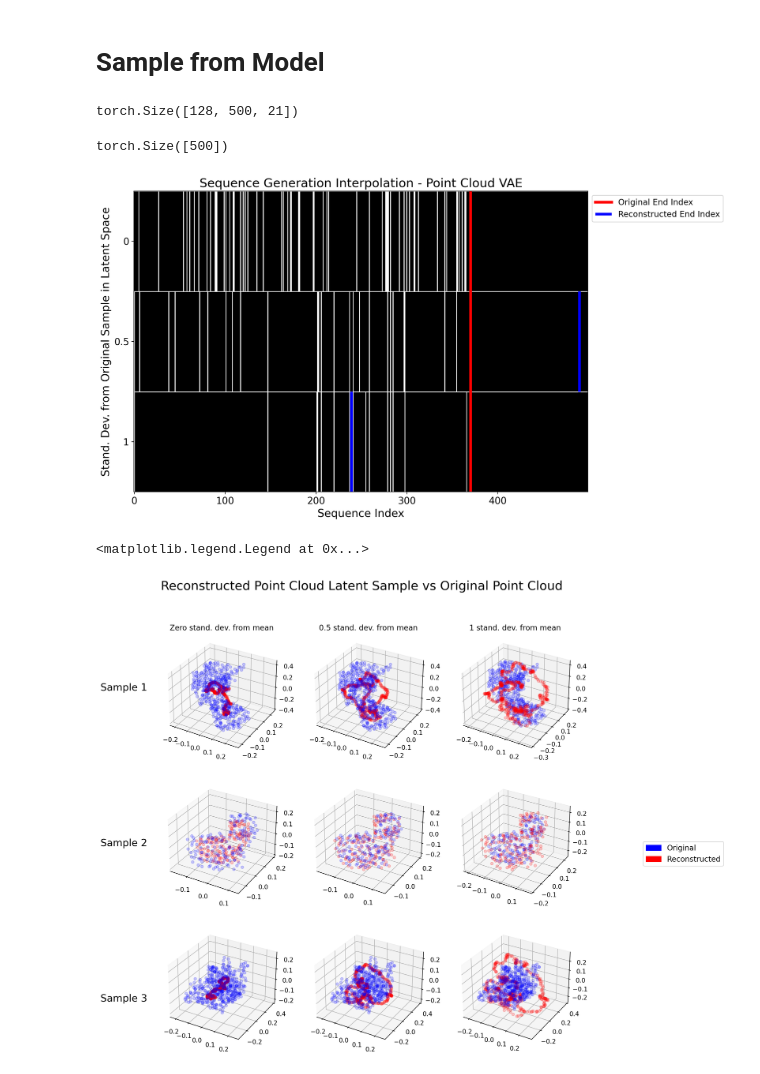
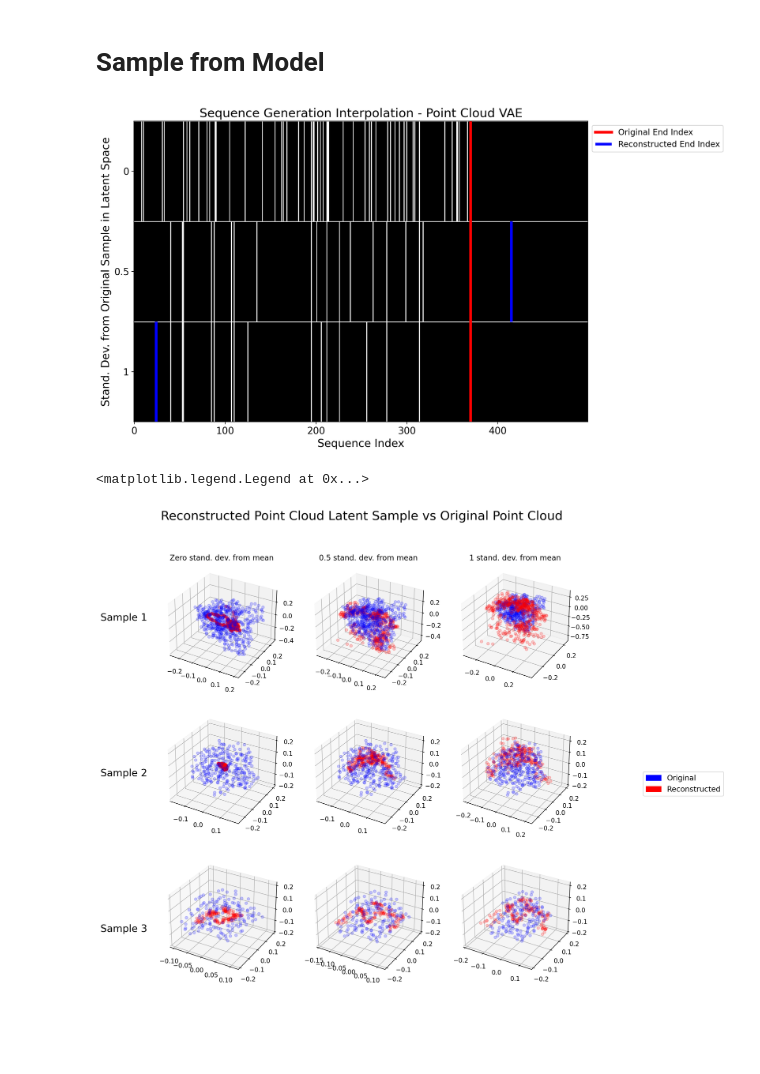
Before and after one commit to shazakam/ProteinManifoldLearning, a Jupyter notebook: Notebooks/PointVAE_latent_vis.ipynb, the cells around one changed output. Cells and saved outputs as stored; diff of their text form; code cells hidden in the pictures; blank space fills up the shorter version.

```diff
--- a/Notebooks/PointVAE_latent_vis.ipynb
+++ b/Notebooks/PointVAE_latent_vis.ipynb
@@ -39,7 +39,7 @@ val_dataloader = DataLoader(val_subset, batch_size = 128)
 # Load Model
 # %%
 # Load the trained model from checkpoint
-checkpoint_path = "../trained_models/Pfam/point_vae/00-08-04_FINAL_SWEEP_POINT_Pfam_PointVAE_study_BS128_MS500_trials10/1_LD64_GF512_BetaInc0_Beta0.005.ckpt"
+checkpoint_path = "../trained_models/Pfam/BETA_point_vae/Pfam_BETA_EXP/0_LD64_GF512_Beta0.001_HD512.ckpt"
 model = PointNetVAE.load_from_checkpoint(checkpoint_path)
 
 # Put model in evaluation mode
@@ -87,10 +88,6 @@ for sample in point_interpolates:
     output = model.decode(sample)
     model_interpolate_reconstructions.append(output[0][:,:,3:])
     model_point_recontsructions.append(output[0][:,:,:3])
-# %%
-batch_sample[0][:,:,3:].shape
-# %% [output]
-torch.Size([128, 500, 21])
 # %%
 x_true_indices = batch_sample[0][idx,:,3:].argmax(dim=-1)
 x_true_indices[torch.where(torch.sum(batch_sample[0][idx,:,3:], dim = -1) == 0)] = -1
@@ -102,10 +99,6 @@ for model_int in model_interpolate_reconstructions:
     sequence_vectors.append(model_int[idx].squeeze().argmax(dim = -1))
 # %%
 difference_vectors = np.array([(seq_vec == x_true_indices).to(torch.int).numpy() for seq_vec in sequence_vectors])
-# %%
-x_true_indices.shape
-# %% [output]
-torch.Size([500])
 # %%
 # Create a DataFrame with random values
 # Generate random data
@@ -141,7 +134,7 @@ plt.xlabel('Sequence Index', fontsize = 16)
 ax.legend(loc='upper left', bbox_to_anchor=(1, 1), fontsize=12)
 plt.show()
 # %% [output]
-[figure, old version]
+[figure, new version]
 # %%
 import matplotlib.pyplot as plt
 from mpl_toolkits.mplot3d import Axes3D
@@ -149,10 +142,10 @@ import numpy as np
 import matplotlib.patches as mpatches
 
 # Random data
-sample_idx =0
+sample_idx = 1
 fig, axes = plt.subplots(3, 3, subplot_kw={'projection': '3d'}, figsize=(12, 12), dpi = 200)
 
-start_idx = 121
+start_idx = 60
 
 for idx in range(start_idx,start_idx+3, 1):
     batch_idx = idx
@@ -184,31 +177,31 @@ for idx in range(start_idx,start_idx+3, 1):
 col_labels = ['Zero stand. dev. from mean', '0.5 stand. dev. from mean', '1 stand. dev. from mean']
 for ax, col in zip(axes[0], col_labels):
     ax.set_title(col, fontsize=12)
 
 # Add row labels on the left
 
 
 # plt.tight_layout()
 fig.suptitle("Reconstructed Point Cloud Latent Sample vs Original Point Cloud", fontsize=20)
 
 row_labels = ['Sample 1', 'Sample 2', 'Sample 3']
 for i, label in enumerate(row_labels):
     # Adjust x (horizontal placement) and y (vertical placement) as needed
     fig.text(0.1, 0.78 - i * 0.29, label, va='center', ha='right', fontsize=16, rotation=0)
 
 categories = {
     'Original': 'blue',
     'Reconstructed': 'red'
 }
 
 handles = [mpatches.Patch(color=color, label=label) for label, color in categories.items()]
 fig.legend(handles=handles, loc='upper center', bbox_to_anchor=(1.1, 0.5), fontsize=12)
 
     # Labels
     # ax.set_xlabel('X Axis')
     # ax.set_ylabel('Y Axis')
     # ax.set_zlabel('Z Axis')
     # plt.title('3D Scatter Plot')
 # %% [output]
 <matplotlib.legend.Legend at 0x...>
-[figure, old version]
+[figure, new version]
```
Also changed, not shown: parts of 1 cell of this notebook, 14 other files.
